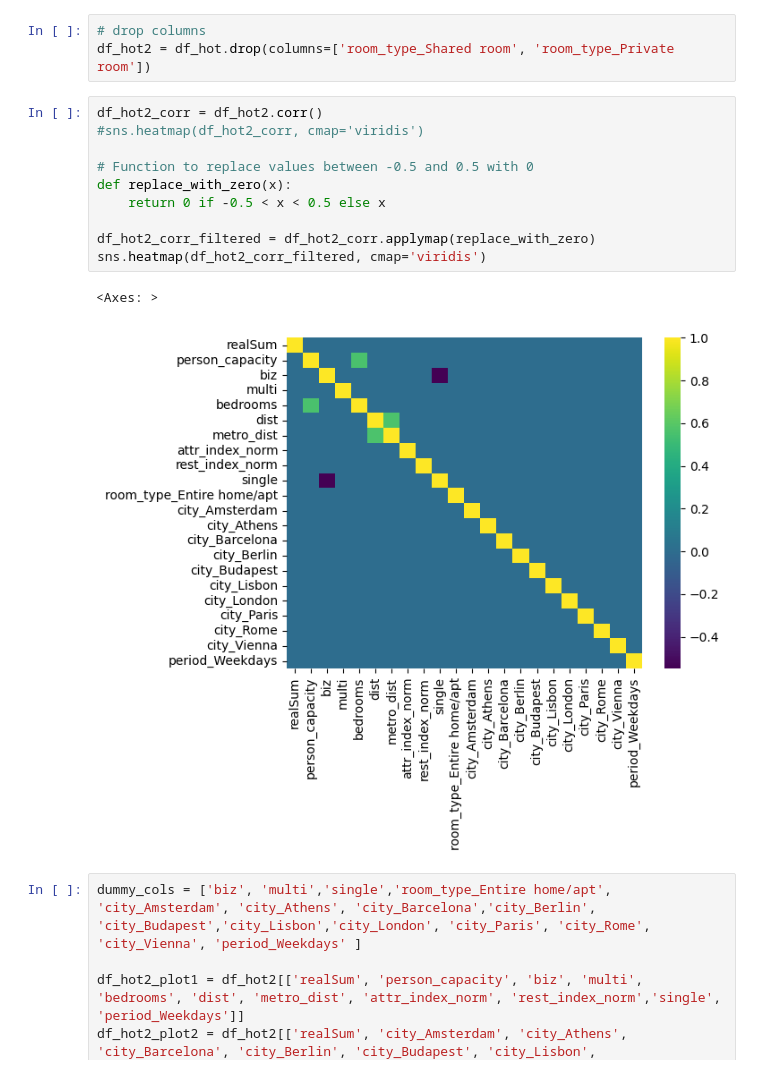
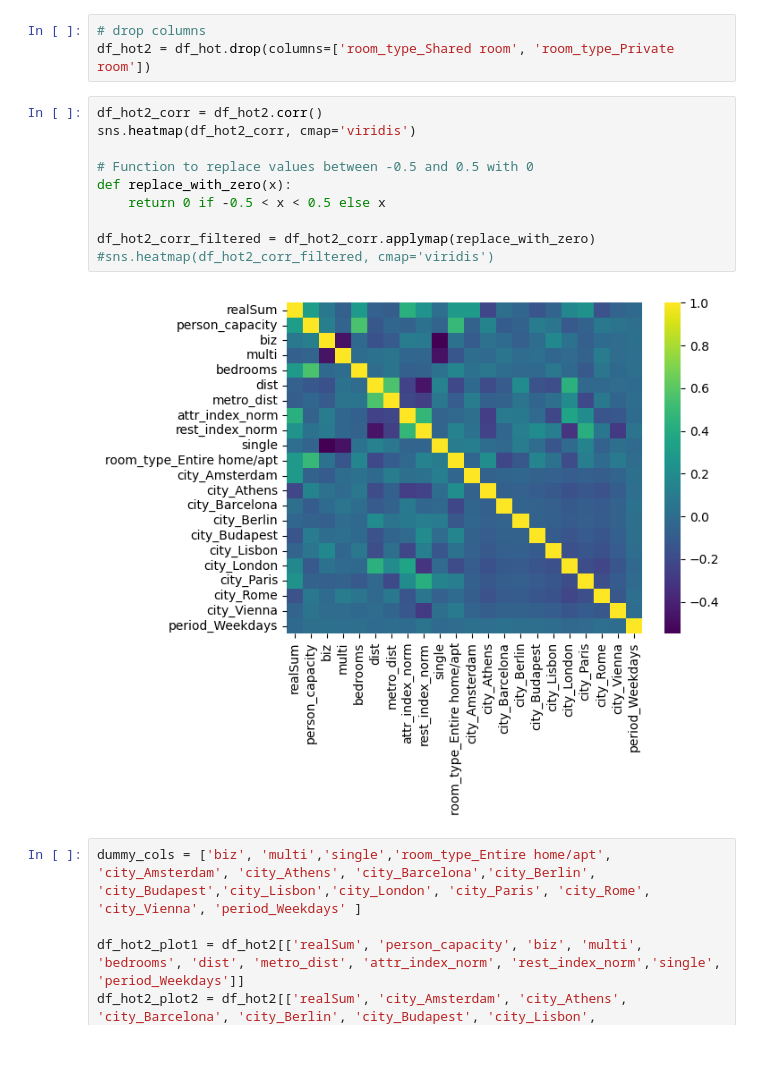
Before and after one commit to AddiH/DataScienceExam, a Jupyter notebook: nbs/data_explore.ipynb, the cells around one changed output. Saved outputs shown, nothing was run; the diff lists cells and outputs as text.

```diff
--- a/nbs/data_explore.ipynb
+++ b/nbs/data_explore.ipynb
@@ -127,17 +131,16 @@ sns.heatmap(corr_var_abs)
 df_hot2 = df_hot.drop(columns=['room_type_Shared room', 'room_type_Private room'])
 # %%
 df_hot2_corr = df_hot2.corr()
-#sns.heatmap(df_hot2_corr, cmap='viridis')
+sns.heatmap(df_hot2_corr, cmap='viridis')
 
 # Function to replace values between -0.5 and 0.5 with 0
 def replace_with_zero(x):
     return 0 if -0.5 < x < 0.5 else x
 
 df_hot2_corr_filtered = df_hot2_corr.applymap(replace_with_zero)
-sns.heatmap(df_hot2_corr_filtered, cmap='viridis')
+#sns.heatmap(df_hot2_corr_filtered, cmap='viridis')
 # %% [output]
-<Axes: >
-[figure, old version]
+[figure, new version]
 # %%
 dummy_cols = ['biz', 'multi','single','room_type_Entire home/apt', 'city_Amsterdam', 'city_Athens', 'city_Barcelona','city_Berlin', 'city_Budapest','city_Lisbon','city_London', 'city_Paris', 'city_Rome', 'city_Vienna', 'period_Weekdays' ]
 
```
Also changed, not shown: parts of 4 cells of this notebook, 2 other files.
